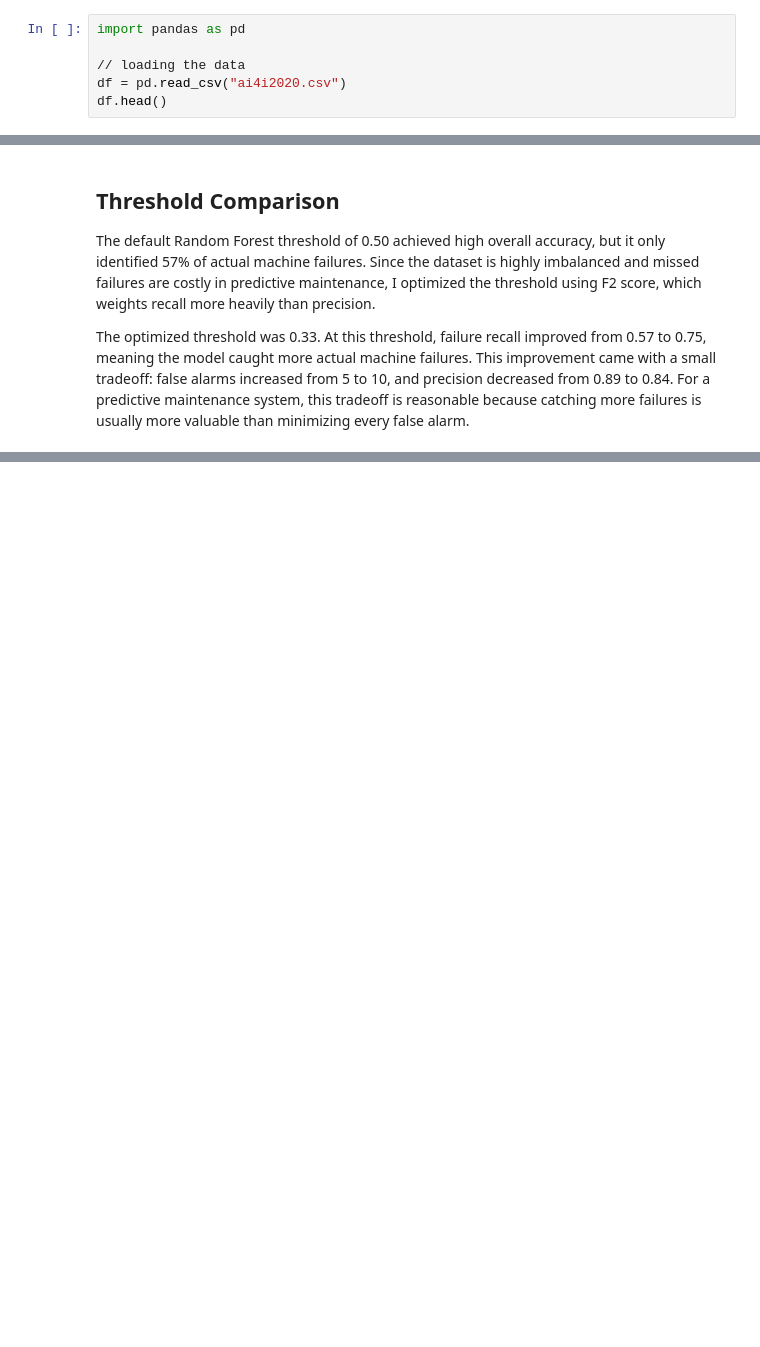
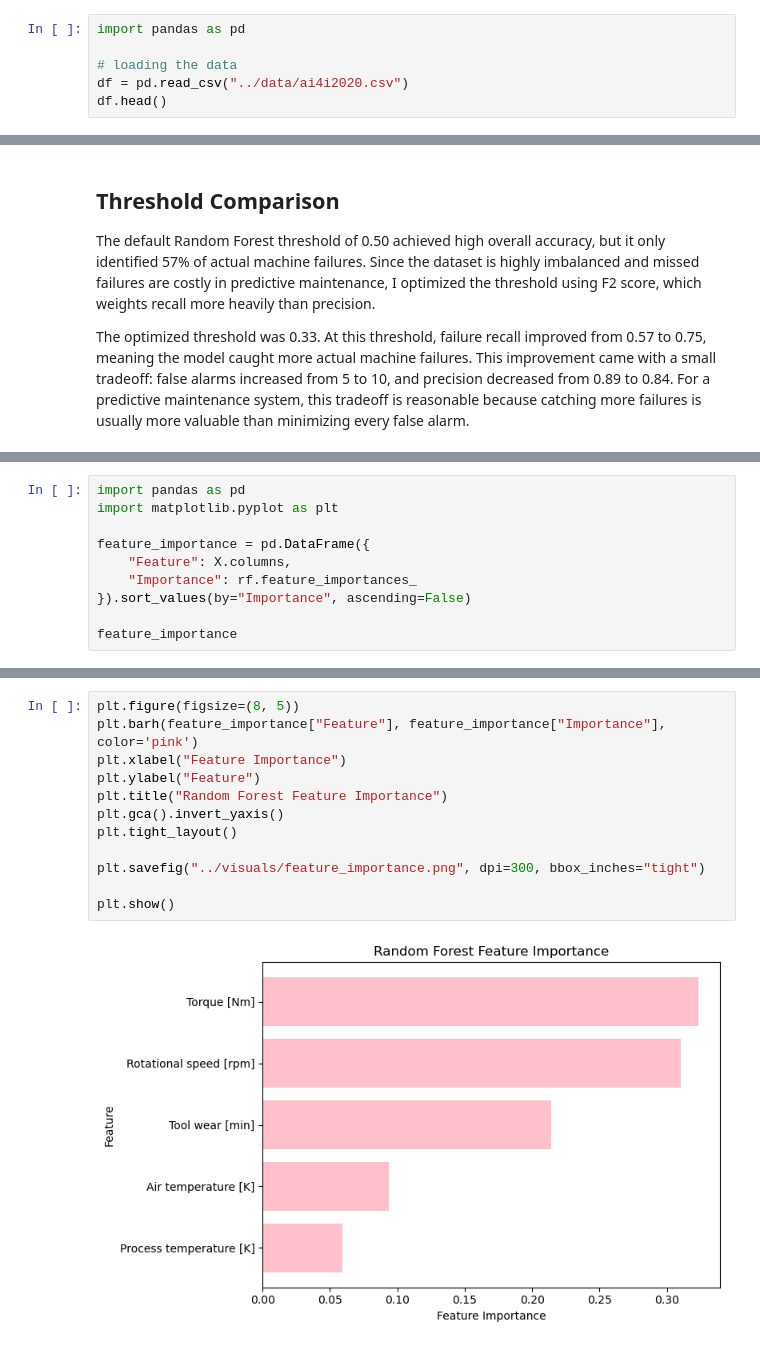
Before and after one commit to makayla-chou/predictive-maintenance, a Jupyter notebook: notebooks/predictive-maintenance.ipynb, the cells around one changed output, grey strips where cells are left out. Drawn from its saved outputs; the diff is of its cells as text; blank space fills up the shorter version.

```diff
--- a/notebooks/predictive-maintenance.ipynb
+++ b/notebooks/predictive-maintenance.ipynb
@@ -1,8 +1,8 @@
 # %%
 import pandas as pd
 
-// loading the data
-df = pd.read_csv("ai4i2020.csv")
+# loading the data
+df = pd.read_csv("../data/ai4i2020.csv")
 df.head()
 # %% [output]
 |  | UDI | Product ID | Type | Air temperature [K] | Process temperature [K] | Rotational speed [rpm] | ... |
@@ -445,0 +449,10 @@ The optimized threshold was 0.33. At this threshold, failure recall improved fro
+# %%
+import pandas as pd
+import matplotlib.pyplot as plt
+
+feature_importance = pd.DataFrame({
+    "Feature": X.columns,
+    "Importance": rf.feature_importances_
+}).sort_values(by="Importance", ascending=False)
+
+feature_importance
@@ -445,0 +466,14 @@ The optimized threshold was 0.33. At this threshold, failure recall improved fro
+# %%
+plt.figure(figsize=(8, 5))
+plt.barh(feature_importance["Feature"], feature_importance["Importance"], color='pink')
+plt.xlabel("Feature Importance")
+plt.ylabel("Feature")
+plt.title("Random Forest Feature Importance")
+plt.gca().invert_yaxis()
+plt.tight_layout()
+
+plt.savefig("../visuals/feature_importance.png", dpi=300, bbox_inches="tight")
+
+plt.show()
+# %% [output]
+[figure, added]
```
Also changed, not shown: parts of 19 cells of this notebook.
